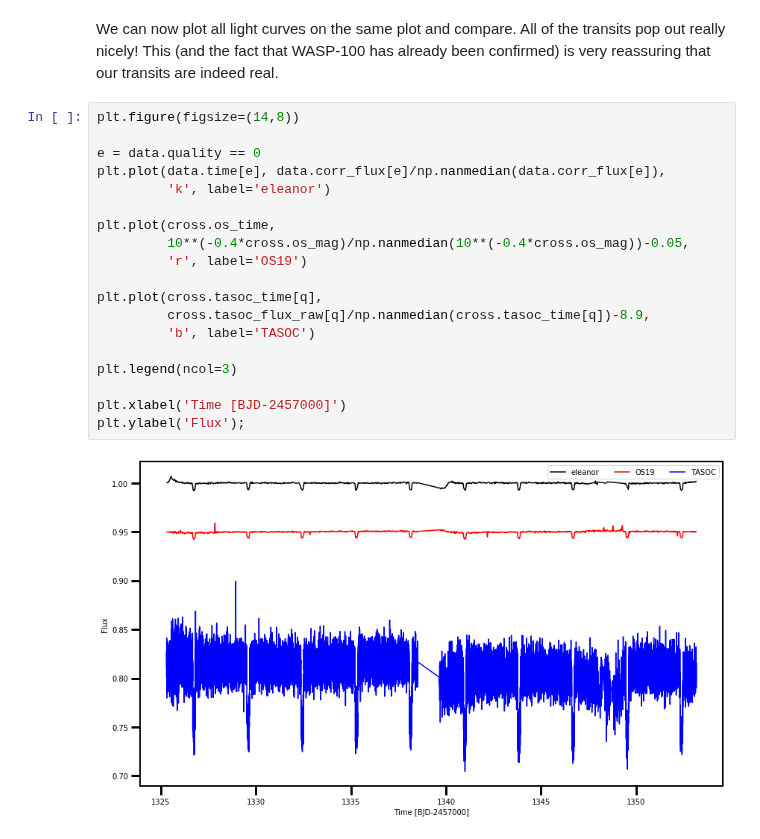
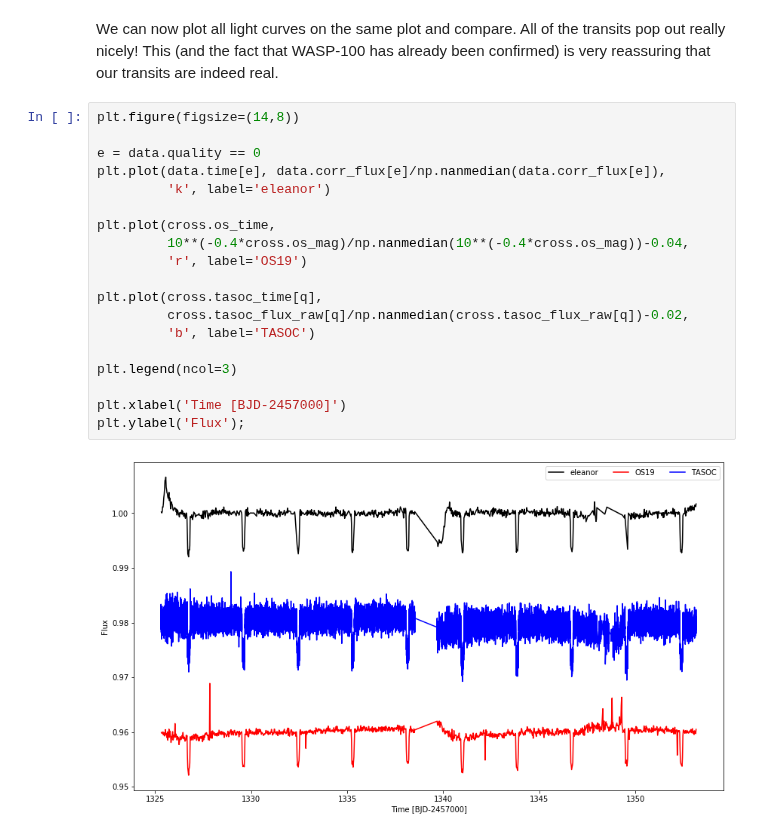
Before and after one commit to afeinstein20/eleanor, a Jupyter notebook: docs/getting_started/vis_crossmatch.ipynb, the cells around one changed output. Saved outputs shown, nothing was run; the diff lists cells and outputs as text.

```diff
--- a/docs/getting_started/vis_crossmatch.ipynb
+++ b/docs/getting_started/vis_crossmatch.ipynb
@@ -139,21 +138,21 @@ We can now plot all light curves on the same plot and compare. All of the transi
 # %%
 plt.figure(figsize=(14,8))
 
 e = data.quality == 0
 plt.plot(data.time[e], data.corr_flux[e]/np.nanmedian(data.corr_flux[e]),
          'k', label='eleanor')
 
 plt.plot(cross.os_time,
-         10**(-0.4*cross.os_mag)/np.nanmedian(10**(-0.4*cross.os_mag))-0.05,
+         10**(-0.4*cross.os_mag)/np.nanmedian(10**(-0.4*cross.os_mag))-0.04,
          'r', label='OS19')
 
 plt.plot(cross.tasoc_time[q],
-         cross.tasoc_flux_raw[q]/np.nanmedian(cross.tasoc_time[q])-8.9,
+         cross.tasoc_flux_raw[q]/np.nanmedian(cross.tasoc_flux_raw[q])-0.02,
          'b', label='TASOC')
 
 plt.legend(ncol=3)
 
 plt.xlabel('Time [BJD-2457000]')
 plt.ylabel('Flux');
 # %% [output]
-[figure, old version]
+[figure, new version]
```
Also changed, not shown: parts of 12 cells of this notebook, 4 other files.
